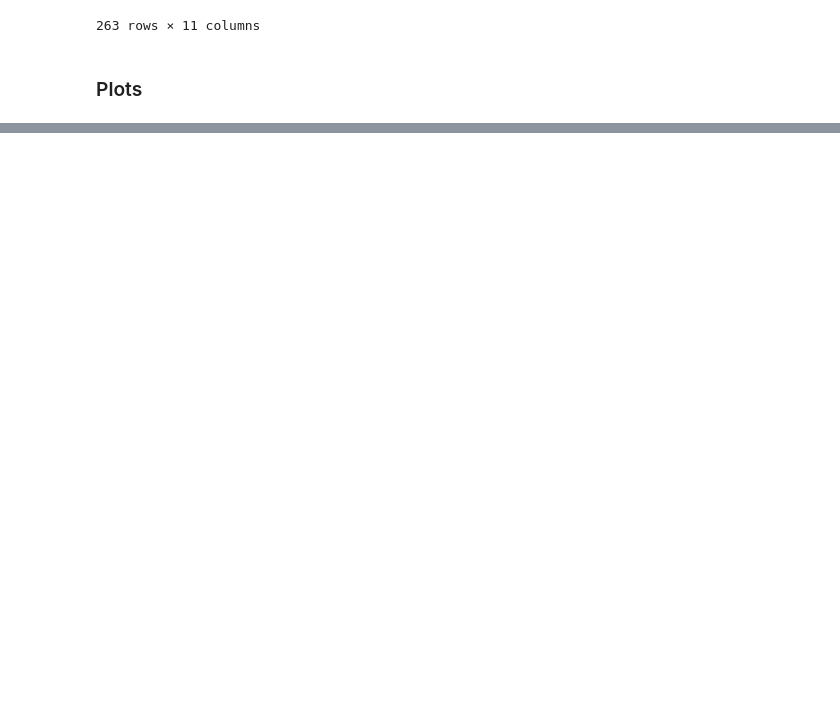
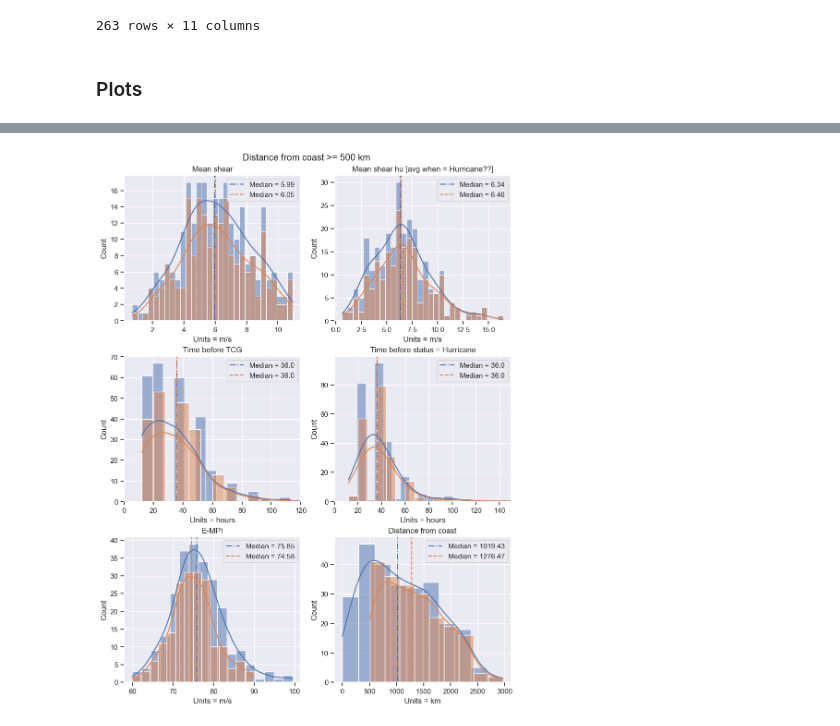
Before and after one commit to jhruppert/tc-crfrad, a Jupyter notebook: analysis/storm_list_hist.ipynb, the cells around one changed output, grey strips where cells are left out. Saved outputs shown, nothing was run; the diff lists cells and outputs as text; code cells hidden in the pictures; blank space fills up the shorter version.

```diff
--- a/analysis/storm_list_hist.ipynb
+++ b/analysis/storm_list_hist.ipynb
@@ -123,0 +154,92 @@ plt.close()
+# %%
+fig_x = 9
+fig_y = 12
+fig, axs = plt.subplots(3, 2, figsize=(fig_x,fig_y), layout='constrained', squeeze=True)
+
+plt.suptitle('Distance from coast >= '+str(min_dfc)+' km')
+
+# for idataset in [df, subset]:
+for itoggle in range(2):
+
+    if itoggle == 0:
+        idataset = df
+    else:
+        idataset = subset
+
+    figdata = {
+        'pltvar': idataset['mean_shear'],
+        'vartag': 'Mean shear',
+        'units': 'm/s',
+        'bins': 30,
+        'count': n_original if itoggle == 0 else n_subset,
+            }
+
+    add_var(figdata, axs[0,0], toggle=itoggle)
+
+    ################################
+
+    figdata = {
+        'pltvar': idataset['mean_shear_hu'],
+        'vartag': 'Mean shear hu [avg when = Hurricane??]',
+        'units': 'm/s',
+        'bins': 30,
+        'count': n_original if itoggle == 0 else n_subset,
+            }
+
+    add_var(figdata, axs[0,1], toggle=itoggle)
+
+    ################################
+
+    figdata = {
+        'pltvar': idataset['time_before_tcg'],
+        'vartag': 'Time before TCG',
+        'units': 'hours',
+        'bins': 'auto',
+        'count': n_original if itoggle == 0 else n_subset,
+            }
+
+    add_var(figdata, axs[1,0], toggle=itoggle)
+    axs[1,0].set_xlim(0, 120)
+
+    ################################
+
+    figdata = {
+        'pltvar': idataset['time_before_hu'],
+        'vartag': 'Time before status = Hurricane',
+        'units': 'hours',
+        'bins': 'auto',
+        'count': n_original if itoggle == 0 else n_subset,
+            }
+
+    add_var(figdata, axs[1,1], toggle=itoggle)
+    axs[1,1].set_xlim(0, 150)
+
+    ################################
+
+    figdata = {
+        'pltvar': idataset['E_MPI'],
+        'vartag': 'E-MPI',
+        'units': 'm/s',
+        'bins': 'auto',
+        'count': n_original if itoggle == 0 else n_subset,
+            }
+
+    add_var(figdata, axs[2,0], toggle=itoggle)
+
+    ################################
+
+    figdata = {
+        'pltvar': idataset['distance'],
+        'vartag': 'Distance from coast',
+        'units': 'km',
+        'bins': 'auto',
+        'count': n_original if itoggle == 0 else n_subset,
+            }
+
+    add_var(figdata, axs[2,1], toggle=itoggle)
+
+# axs[0,1].legend()#loc='upper right')
+plt.show()
+plt.close()
+# %% [output]
+[figure, added]
```
Also changed, not shown: parts of 7 cells of this notebook.
